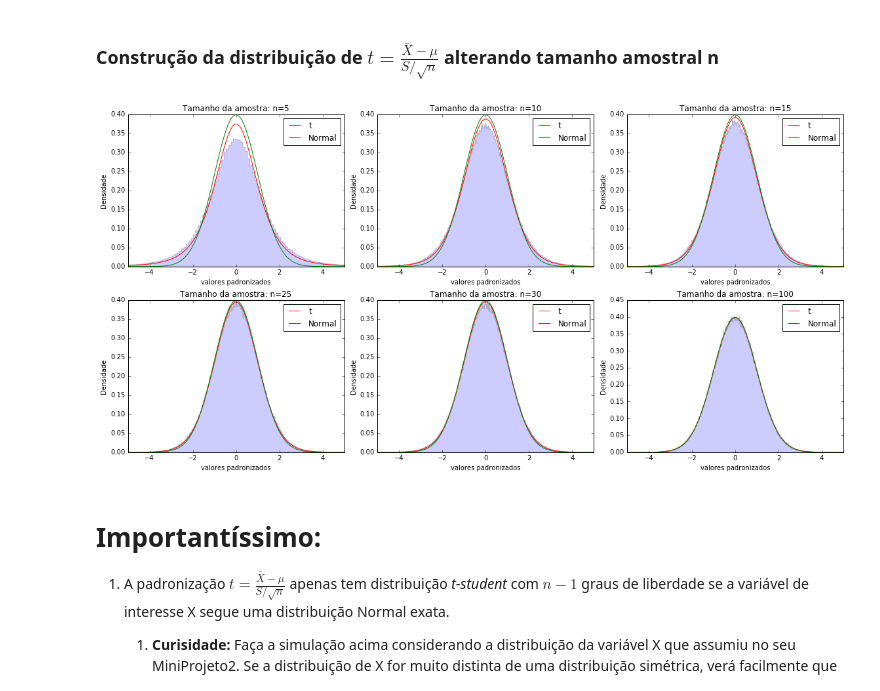
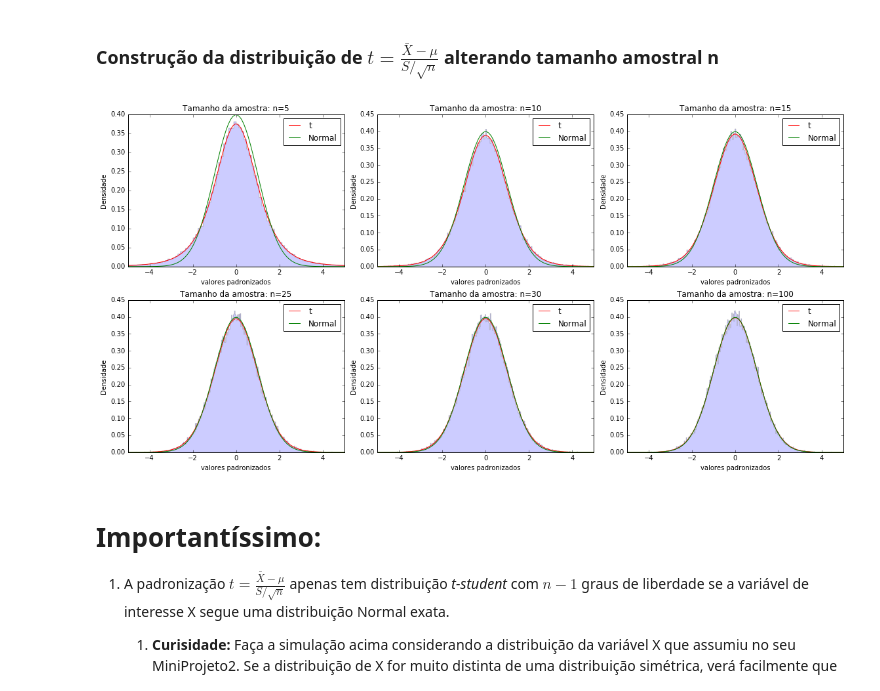
Before and after one commit to mirwox/CDEng, a Jupyter notebook: aula23/Aula23 Simulação da Normal Padrão e t-sutdent com X~Normal.ipynb, the cells around one changed output. Saved outputs shown, nothing was run; the diff lists cells and outputs as text; code cells hidden in the pictures.

```diff
--- a/aula23/Aula23 Simulação da Normal Padrão e t-sutdent com X~Normal.ipynb
+++ b/aula23/Aula23 Simulação da Normal Padrão e t-sutdent com X~Normal.ipynb
@@ -87,36 +87,36 @@ j=0
 for n in [5, 10, 15, 25, 30, 100]:
     if (n==25):
         i=1
         j=0
 
     sampling = np.random.choice(data,size=(100000,n))
     mean_of_sample = np.mean(sampling,1)
-    dp_of_sample = np.std(sampling,axis=1)
+    dp_of_sample = np.std(sampling,axis=1,ddof=1)
 
     #Construção do histograma com todas as médias padronizadas com o desvio padrão amostral
     T=(mean_of_sample - mu)/(dp_of_sample/(n)**0.5)
-    axarr[i,j].hist(T, bins=300, normed=True, histtype='stepfilled', alpha=0.2)
+    axarr[i,j].hist(T, bins=400, normed=True, histtype='stepfilled', alpha=0.2)
 
     #Construção da curva da t-student com (n-1) graus de liberdade
     x = np.linspace(-5,5,100)
     y = t.pdf(x, df=(n-1))
     axarr[i,j].plot(x,y,'r')
 
     #Construção da curva Normal Padrão
     y = norm.pdf(x)
     axarr[i,j].plot(x,y,'g')
 
     axarr[i,j].set_title('Tamanho da amostra: n='+str(n))
     axarr[i,j].set_xlabel('valores padronizados')
     axarr[i,j].set_ylabel('Densidade')
     axarr[i,j].set_xlim(-5,5)
     axarr[i,j].legend(("t","Normal"))
 
     j+=1
 
 plt.tight_layout(1)
 # %% [output]
-[figure, old version]
+[figure, new version]
 # %% [markdown]
 # Importantíssimo:
 
```
Also changed, not shown: parts of 2 cells of this notebook.
